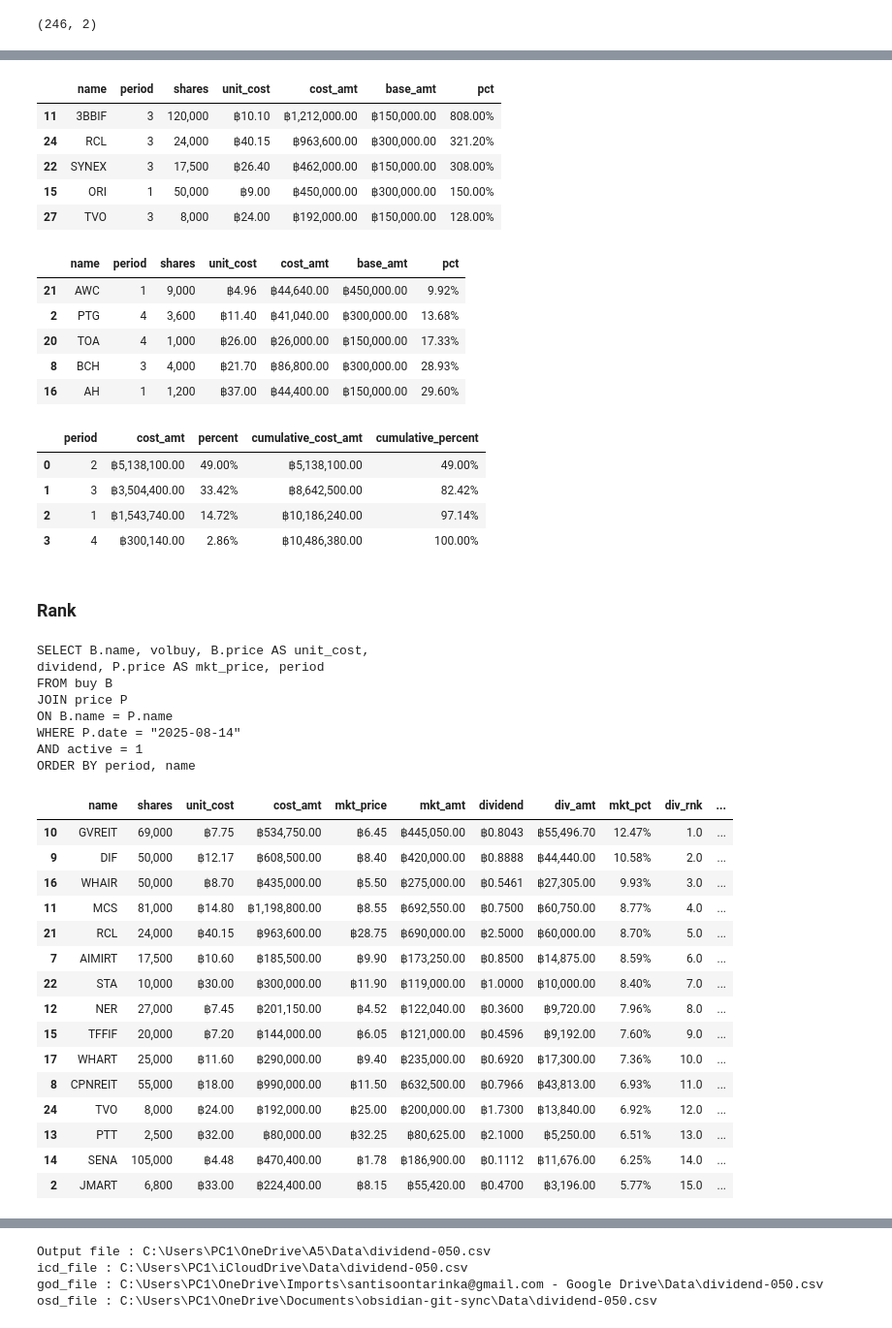
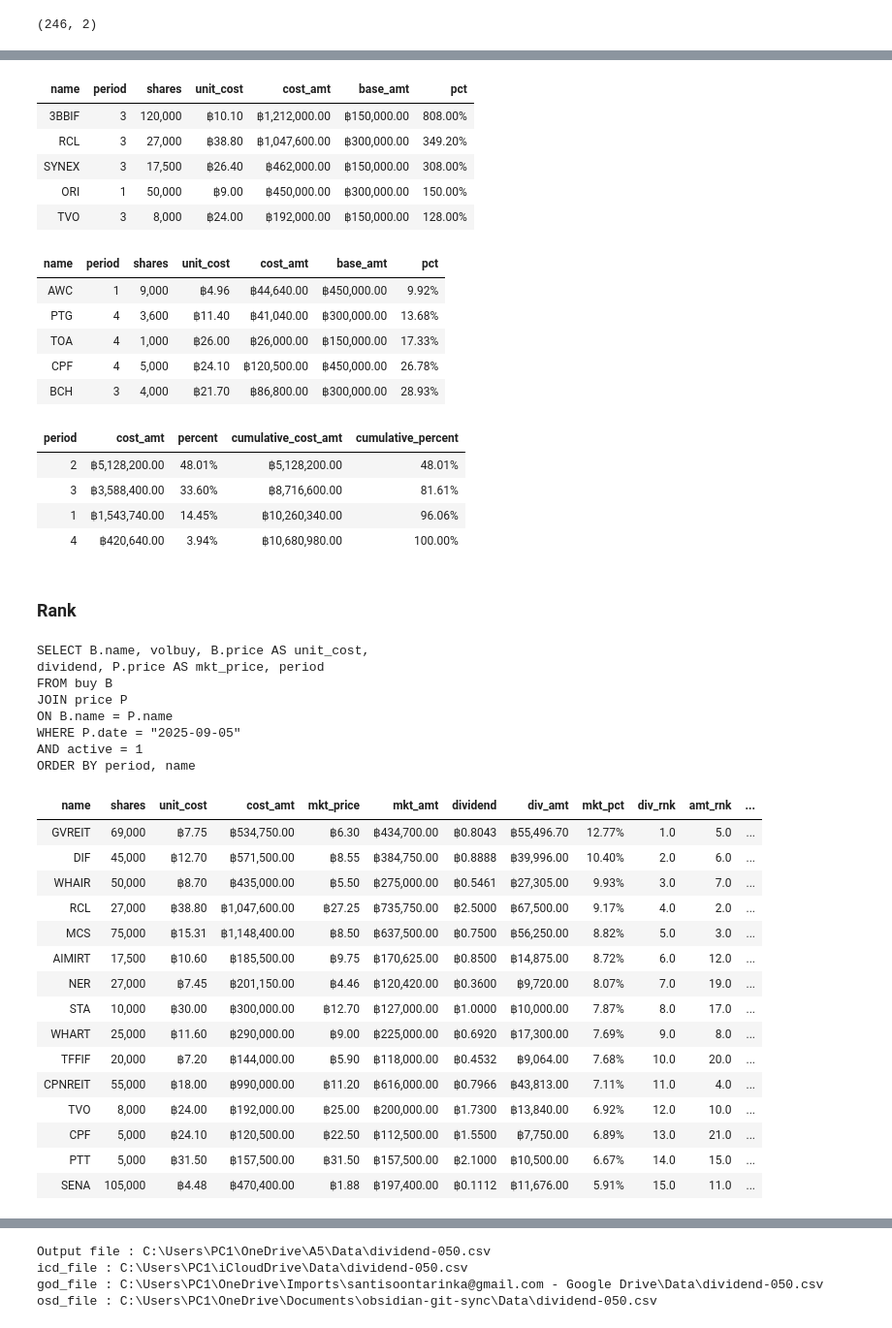
Before and after one commit to santimcs/A5, a Jupyter notebook: Ad hoc/050 - Market Amount by Period.ipynb, the cells around one changed output, grey strips where cells are left out. Shown at 97% size. Cells and saved outputs as stored; diff of their text form; code cells hidden in the pictures.

```diff
--- a/Ad hoc/050 - Market Amount by Period.ipynb
+++ b/Ad hoc/050 - Market Amount by Period.ipynb
@@ -31,5 +31,5 @@ datetime.date(2025, 8, 17)
 # %%
-num_business_days = BDay(2)
+num_business_days = BDay(1)
 yesterday = today - num_business_days
 yesterday = yesterday.date()
 today, yesterday
@@ -156,29 +156,29 @@ df_merge[mask][cols].head().style.format(format_dict)
 # %%
-df_merge[mask].nlargest(5, 'pct')[cols].style.format(format_dict)
+df_merge[mask].nlargest(5, 'pct')[cols].style.format(format_dict).hide(axis="index")
 # %% [output]
-|  | name | period | shares | unit_cost | cost_amt | base_amt | pct |
-| 11 | 3BBIF | 3 | 120,000 | ฿10.10 | ฿1,212,000.00 | ฿150,000.00 | 808.00% |
-| 24 | RCL | 3 | 24,000 | ฿40.15 | ฿963,600.00 | ฿300,000.00 | 321.20% |
-| 22 | SYNEX | 3 | 17,500 | ฿26.40 | ฿462,000.00 | ฿150,000.00 | 308.00% |
-| 15 | ORI | 1 | 50,000 | ฿9.00 | ฿450,000.00 | ฿300,000.00 | 150.00% |
-| 27 | TVO | 3 | 8,000 | ฿24.00 | ฿192,000.00 | ฿150,000.00 | 128.00% |
+| name | period | shares | unit_cost | cost_amt | base_amt | pct |
+| 3BBIF | 3 | 120,000 | ฿10.10 | ฿1,212,000.00 | ฿150,000.00 | 808.00% |
+| RCL | 3 | 27,000 | ฿38.80 | ฿1,047,600.00 | ฿300,000.00 | 349.20% |
+| SYNEX | 3 | 17,500 | ฿26.40 | ฿462,000.00 | ฿150,000.00 | 308.00% |
+| ORI | 1 | 50,000 | ฿9.00 | ฿450,000.00 | ฿300,000.00 | 150.00% |
+| TVO | 3 | 8,000 | ฿24.00 | ฿192,000.00 | ฿150,000.00 | 128.00% |
 # %%
-df_merge[mask].nsmallest(5, 'pct')[cols].style.format(format_dict)
+df_merge[mask].nsmallest(5, 'pct')[cols].style.format(format_dict).hide(axis="index")
 # %% [output]
-|  | name | period | shares | unit_cost | cost_amt | base_amt | pct |
-| 21 | AWC | 1 | 9,000 | ฿4.96 | ฿44,640.00 | ฿450,000.00 | 9.92% |
-| 2 | PTG | 4 | 3,600 | ฿11.40 | ฿41,040.00 | ฿300,000.00 | 13.68% |
-| 20 | TOA | 4 | 1,000 | ฿26.00 | ฿26,000.00 | ฿150,000.00 | 17.33% |
-| 8 | BCH | 3 | 4,000 | ฿21.70 | ฿86,800.00 | ฿300,000.00 | 28.93% |
-| 16 | AH | 1 | 1,200 | ฿37.00 | ฿44,400.00 | ฿150,000.00 | 29.60% |
+| name | period | shares | unit_cost | cost_amt | base_amt | pct |
+| AWC | 1 | 9,000 | ฿4.96 | ฿44,640.00 | ฿450,000.00 | 9.92% |
+| PTG | 4 | 3,600 | ฿11.40 | ฿41,040.00 | ฿300,000.00 | 13.68% |
+| TOA | 4 | 1,000 | ฿26.00 | ฿26,000.00 | ฿150,000.00 | 17.33% |
+| CPF | 4 | 5,000 | ฿24.10 | ฿120,500.00 | ฿450,000.00 | 26.78% |
+| BCH | 3 | 4,000 | ฿21.70 | ฿86,800.00 | ฿300,000.00 | 28.93% |
 # %%
-df_merge.stb.freq(["period"], value="cost_amt").style.format(format_dict)
+df_merge.stb.freq(["period"], value="cost_amt").style.format(format_dict).hide(axis="index")
 # %% [output]
-|  | period | cost_amt | percent | cumulative_cost_amt | cumulative_percent |
-| 0 | 2 | ฿5,138,100.00 | 49.00% | ฿5,138,100.00 | 49.00% |
-| 1 | 3 | ฿3,504,400.00 | 33.42% | ฿8,642,500.00 | 82.42% |
-| 2 | 1 | ฿1,543,740.00 | 14.72% | ฿10,186,240.00 | 97.14% |
-| 3 | 4 | ฿300,140.00 | 2.86% | ฿10,486,380.00 | 100.00% |
+| period | cost_amt | percent | cumulative_cost_amt | cumulative_percent |
+| 2 | ฿5,128,200.00 | 48.01% | ฿5,128,200.00 | 48.01% |
+| 3 | ฿3,588,400.00 | 33.60% | ฿8,716,600.00 | 81.61% |
+| 1 | ฿1,543,740.00 | 14.45% | ฿10,260,340.00 | 96.06% |
+| 4 | ฿420,640.00 | 3.94% | ฿10,680,980.00 | 100.00% |
 # %% [markdown]
 ### Rank
 # %%
@@ -199,39 +199,39 @@ dividend, P.price AS mkt_price, period
 FROM buy B
 JOIN price P
 ON B.name = P.name
-WHERE P.date = "2025-08-14"
+WHERE P.date = "2025-09-05"
 AND active = 1
 ORDER BY period, name
 # %%
 df = pd.read_sql(sql, const)
 df.rename(columns={'volbuy': 'shares'}, inplace=True)
 df['shares'] = df.shares.astype(int)
 df['cost_amt'] = round(df['shares'] * df['unit_cost'], 2)
 df['mkt_amt'] = round(df['shares'] * df['mkt_price'], 2)
 df['div_amt'] = round(df['shares'] * df['dividend'], 2)
 df['cost_pct'] = round(df['div_amt'] / df['cost_amt'] * 100,2)
 df['mkt_pct'] = round(df['div_amt'] / df['mkt_amt'] * 100,2)
 df['pft_pct'] = round((df['mkt_amt'] - df['cost_amt']) / df['cost_amt'] * 100,2)
 df['div_rnk'] = df.mkt_pct.rank(ascending=False)
 df['amt_rnk'] = df.mkt_amt.rank(ascending=False)
-df[colu].sort_values(['div_rnk'],ascending=[True]).head(15).style.format(format_dict)
+df[colu].sort_values(['div_rnk'],ascending=[True]).head(15).style.format(format_dict).hide(axis="index")
 # %% [output]
-|  | name | shares | unit_cost | cost_amt | mkt_price | mkt_amt | dividend | div_amt | mkt_pct | div_rnk | ... |
-| 10 | GVREIT | 69,000 | ฿7.75 | ฿534,750.00 | ฿6.45 | ฿445,050.00 | ฿0.8043 | ฿55,496.70 | 12.47% | 1.0 | ... |
-| 9 | DIF | 50,000 | ฿12.17 | ฿608,500.00 | ฿8.40 | ฿420,000.00 | ฿0.8888 | ฿44,440.00 | 10.58% | 2.0 | ... |
-| 16 | WHAIR | 50,000 | ฿8.70 | ฿435,000.00 | ฿5.50 | ฿275,000.00 | ฿0.5461 | ฿27,305.00 | 9.93% | 3.0 | ... |
-| 11 | MCS | 81,000 | ฿14.80 | ฿1,198,800.00 | ฿8.55 | ฿692,550.00 | ฿0.7500 | ฿60,750.00 | 8.77% | 4.0 | ... |
-| 21 | RCL | 24,000 | ฿40.15 | ฿963,600.00 | ฿28.75 | ฿690,000.00 | ฿2.5000 | ฿60,000.00 | 8.70% | 5.0 | ... |
-| 7 | AIMIRT | 17,500 | ฿10.60 | ฿185,500.00 | ฿9.90 | ฿173,250.00 | ฿0.8500 | ฿14,875.00 | 8.59% | 6.0 | ... |
-| 22 | STA | 10,000 | ฿30.00 | ฿300,000.00 | ฿11.90 | ฿119,000.00 | ฿1.0000 | ฿10,000.00 | 8.40% | 7.0 | ... |
-| 12 | NER | 27,000 | ฿7.45 | ฿201,150.00 | ฿4.52 | ฿122,040.00 | ฿0.3600 | ฿9,720.00 | 7.96% | 8.0 | ... |
-| 15 | TFFIF | 20,000 | ฿7.20 | ฿144,000.00 | ฿6.05 | ฿121,000.00 | ฿0.4596 | ฿9,192.00 | 7.60% | 9.0 | ... |
-| 17 | WHART | 25,000 | ฿11.60 | ฿290,000.00 | ฿9.40 | ฿235,000.00 | ฿0.6920 | ฿17,300.00 | 7.36% | 10.0 | ... |
-| 8 | CPNREIT | 55,000 | ฿18.00 | ฿990,000.00 | ฿11.50 | ฿632,500.00 | ฿0.7966 | ฿43,813.00 | 6.93% | 11.0 | ... |
-| 24 | TVO | 8,000 | ฿24.00 | ฿192,000.00 | ฿25.00 | ฿200,000.00 | ฿1.7300 | ฿13,840.00 | 6.92% | 12.0 | ... |
-| 13 | PTT | 2,500 | ฿32.00 | ฿80,000.00 | ฿32.25 | ฿80,625.00 | ฿2.1000 | ฿5,250.00 | 6.51% | 13.0 | ... |
-| 14 | SENA | 105,000 | ฿4.48 | ฿470,400.00 | ฿1.78 | ฿186,900.00 | ฿0.1112 | ฿11,676.00 | 6.25% | 14.0 | ... |
-| 2 | JMART | 6,800 | ฿33.00 | ฿224,400.00 | ฿8.15 | ฿55,420.00 | ฿0.4700 | ฿3,196.00 | 5.77% | 15.0 | ... |
+| name | shares | unit_cost | cost_amt | mkt_price | mkt_amt | dividend | div_amt | mkt_pct | div_rnk | amt_rnk | ... |
+| GVREIT | 69,000 | ฿7.75 | ฿534,750.00 | ฿6.30 | ฿434,700.00 | ฿0.8043 | ฿55,496.70 | 12.77% | 1.0 | 5.0 | ... |
+| DIF | 45,000 | ฿12.70 | ฿571,500.00 | ฿8.55 | ฿384,750.00 | ฿0.8888 | ฿39,996.00 | 10.40% | 2.0 | 6.0 | ... |
+| WHAIR | 50,000 | ฿8.70 | ฿435,000.00 | ฿5.50 | ฿275,000.00 | ฿0.5461 | ฿27,305.00 | 9.93% | 3.0 | 7.0 | ... |
+| RCL | 27,000 | ฿38.80 | ฿1,047,600.00 | ฿27.25 | ฿735,750.00 | ฿2.5000 | ฿67,500.00 | 9.17% | 4.0 | 2.0 | ... |
+| MCS | 75,000 | ฿15.31 | ฿1,148,400.00 | ฿8.50 | ฿637,500.00 | ฿0.7500 | ฿56,250.00 | 8.82% | 5.0 | 3.0 | ... |
+| AIMIRT | 17,500 | ฿10.60 | ฿185,500.00 | ฿9.75 | ฿170,625.00 | ฿0.8500 | ฿14,875.00 | 8.72% | 6.0 | 12.0 | ... |
+| NER | 27,000 | ฿7.45 | ฿201,150.00 | ฿4.46 | ฿120,420.00 | ฿0.3600 | ฿9,720.00 | 8.07% | 7.0 | 19.0 | ... |
+| STA | 10,000 | ฿30.00 | ฿300,000.00 | ฿12.70 | ฿127,000.00 | ฿1.0000 | ฿10,000.00 | 7.87% | 8.0 | 17.0 | ... |
+| WHART | 25,000 | ฿11.60 | ฿290,000.00 | ฿9.00 | ฿225,000.00 | ฿0.6920 | ฿17,300.00 | 7.69% | 9.0 | 8.0 | ... |
+| TFFIF | 20,000 | ฿7.20 | ฿144,000.00 | ฿5.90 | ฿118,000.00 | ฿0.4532 | ฿9,064.00 | 7.68% | 10.0 | 20.0 | ... |
+| CPNREIT | 55,000 | ฿18.00 | ฿990,000.00 | ฿11.20 | ฿616,000.00 | ฿0.7966 | ฿43,813.00 | 7.11% | 11.0 | 4.0 | ... |
+| TVO | 8,000 | ฿24.00 | ฿192,000.00 | ฿25.00 | ฿200,000.00 | ฿1.7300 | ฿13,840.00 | 6.92% | 12.0 | 10.0 | ... |
+| CPF | 5,000 | ฿24.10 | ฿120,500.00 | ฿22.50 | ฿112,500.00 | ฿1.5500 | ฿7,750.00 | 6.89% | 13.0 | 21.0 | ... |
+| PTT | 5,000 | ฿31.50 | ฿157,500.00 | ฿31.50 | ฿157,500.00 | ฿2.1000 | ฿10,500.00 | 6.67% | 14.0 | 15.0 | ... |
+| SENA | 105,000 | ฿4.48 | ฿470,400.00 | ฿1.88 | ฿197,400.00 | ฿0.1112 | ฿11,676.00 | 5.91% | 15.0 | 11.0 | ... |
 # %%
 df1 = df[df['period'] == '1'].copy()
 df1['div_rnk'] = df1.mkt_pct.rank(ascending=False)
```
Also changed, not shown: parts of 23 cells of this notebook, 22 other files.
